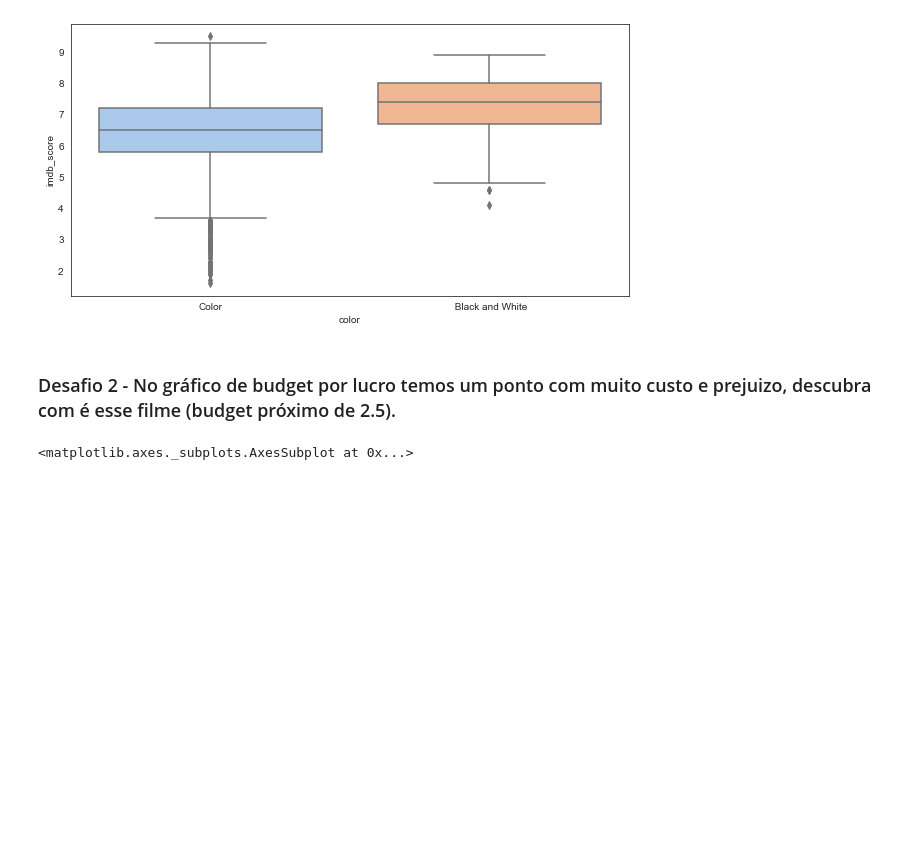
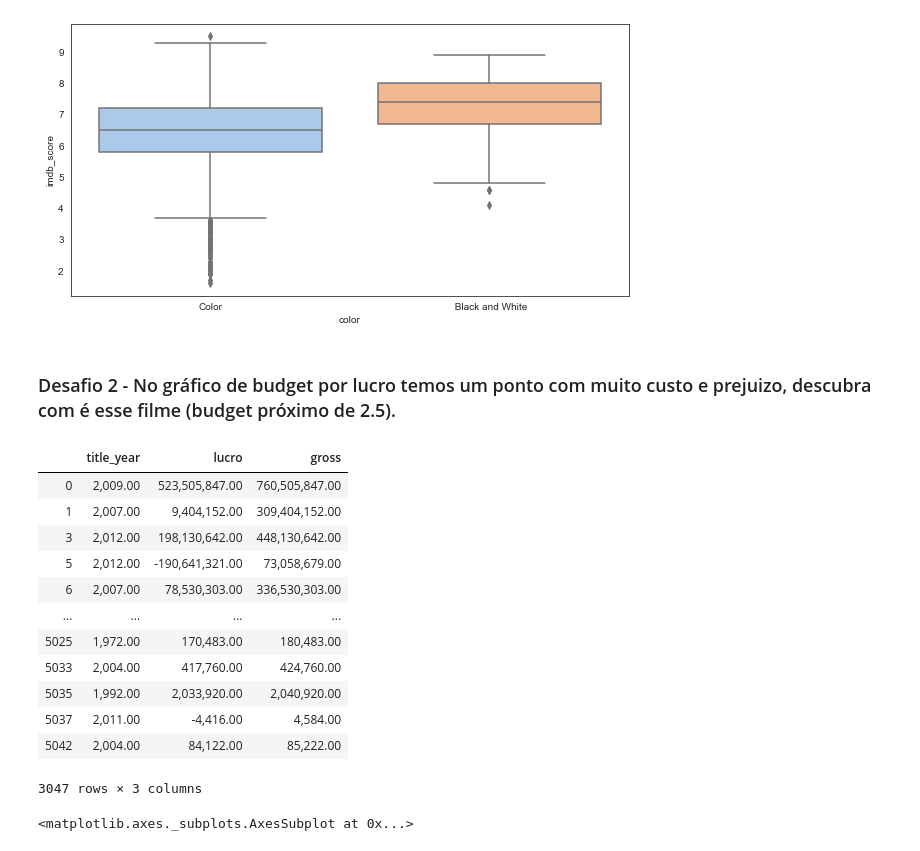
Before and after one commit to mtalaisys/quarentenadados, a Jupyter notebook: QuarentenaDados - Aula 3.ipynb, the cells around one changed output. Cells and saved outputs as stored; diff of their text form; code cells hidden in the pictures; blank space fills up the shorter version.

```diff
--- a/QuarentenaDados - Aula 3.ipynb
+++ b/QuarentenaDados - Aula 3.ipynb
@@ -255,7 +252,7 @@ Esse gráfico é muito rico em informações, vale a pena você gastar um tempo
 
 Já que essa nova feature (lucro) parace ser interessante de se analisar, vamos continuar! Mas agora quero ver o lucro em relação ao ano de produção:
 # %%
-budget_gross = imdb_usa.query("budget >0 | gross > 0")[["title_year", "lucro"]].dropna()
+budget_gross = imdb_usa.query("budget > 0 | gross > 0")[["title_year", "lucro","gross","budget"]].dropna()
 
 sns.set_style("white")
 plt.figure(figsize=(15, 5))
@@ -344,6 +341,22 @@ sns.boxplot(data = color_or_bw, x ="color", y="imdb_score",palette='pastel')
 [figure]
 # %% [markdown]
 ### Desafio 2 - No gráfico de budget por lucro temos um ponto com muito custo e prejuizo, descubra com é esse filme (budget próximo de 2.5).
+# %%
+budget_gross
+# %% [output]
+|  | title_year | lucro | gross |
+| 0 | 2,009.00 | 523,505,847.00 | 760,505,847.00 |
+| 1 | 2,007.00 | 9,404,152.00 | 309,404,152.00 |
+| 3 | 2,012.00 | 198,130,642.00 | 448,130,642.00 |
+| 5 | 2,012.00 | -190,641,321.00 | 73,058,679.00 |
+| 6 | 2,007.00 | 78,530,303.00 | 336,530,303.00 |
+| ... | ... | ... | ... |
+| 5025 | 1,972.00 | 170,483.00 | 180,483.00 |
+| 5033 | 2,004.00 | 417,760.00 | 424,760.00 |
+| 5035 | 1,992.00 | 2,033,920.00 | 2,040,920.00 |
+| 5037 | 2,011.00 | -4,416.00 | 4,584.00 |
+| 5042 | 2,004.00 | 84,122.00 | 85,222.00 |
+3047 rows × 3 columns
 # %%
 sns.set_style("white")
 plt.figure(figsize=(15, 5))
```
Also changed, not shown: parts of 20 cells of this notebook.
